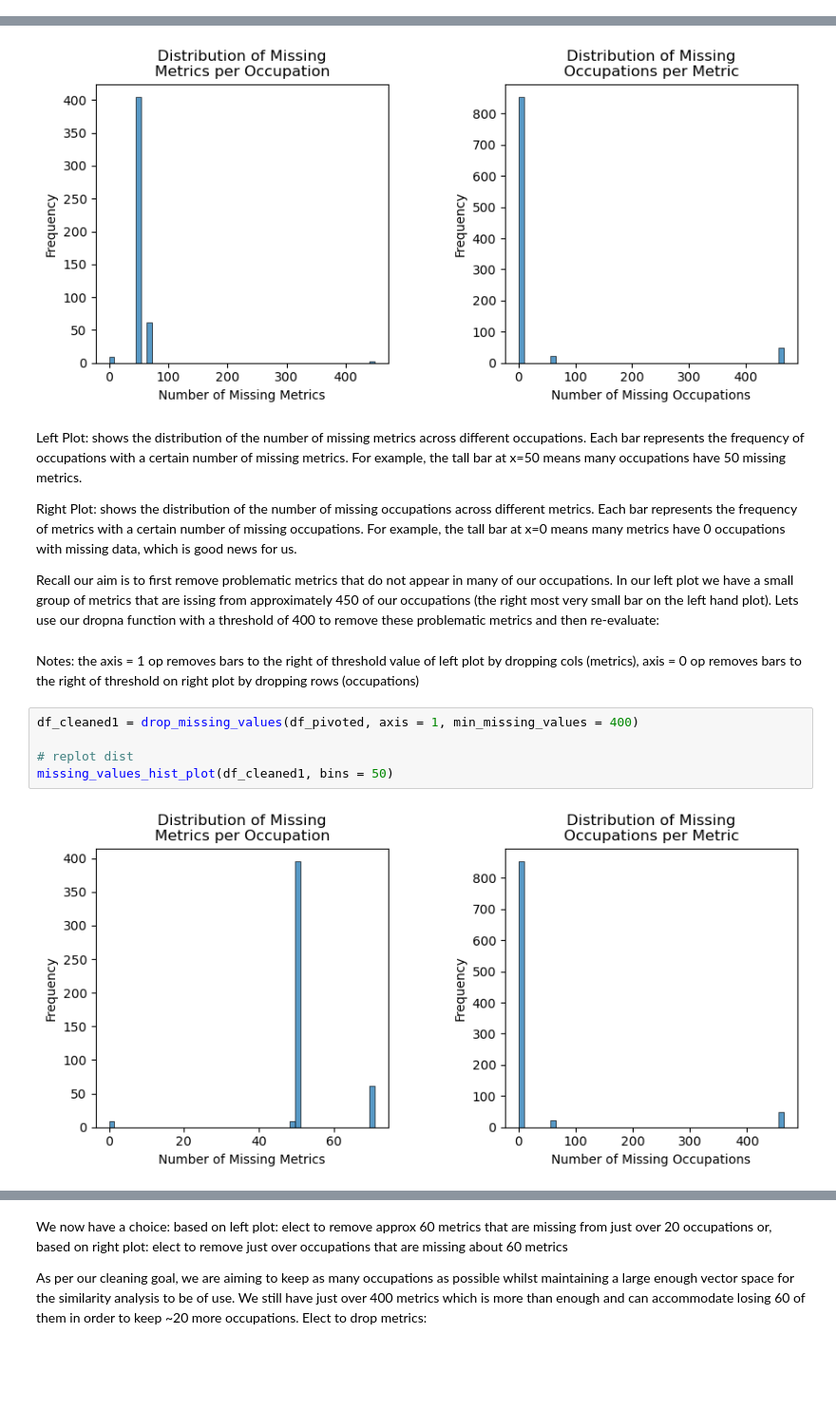
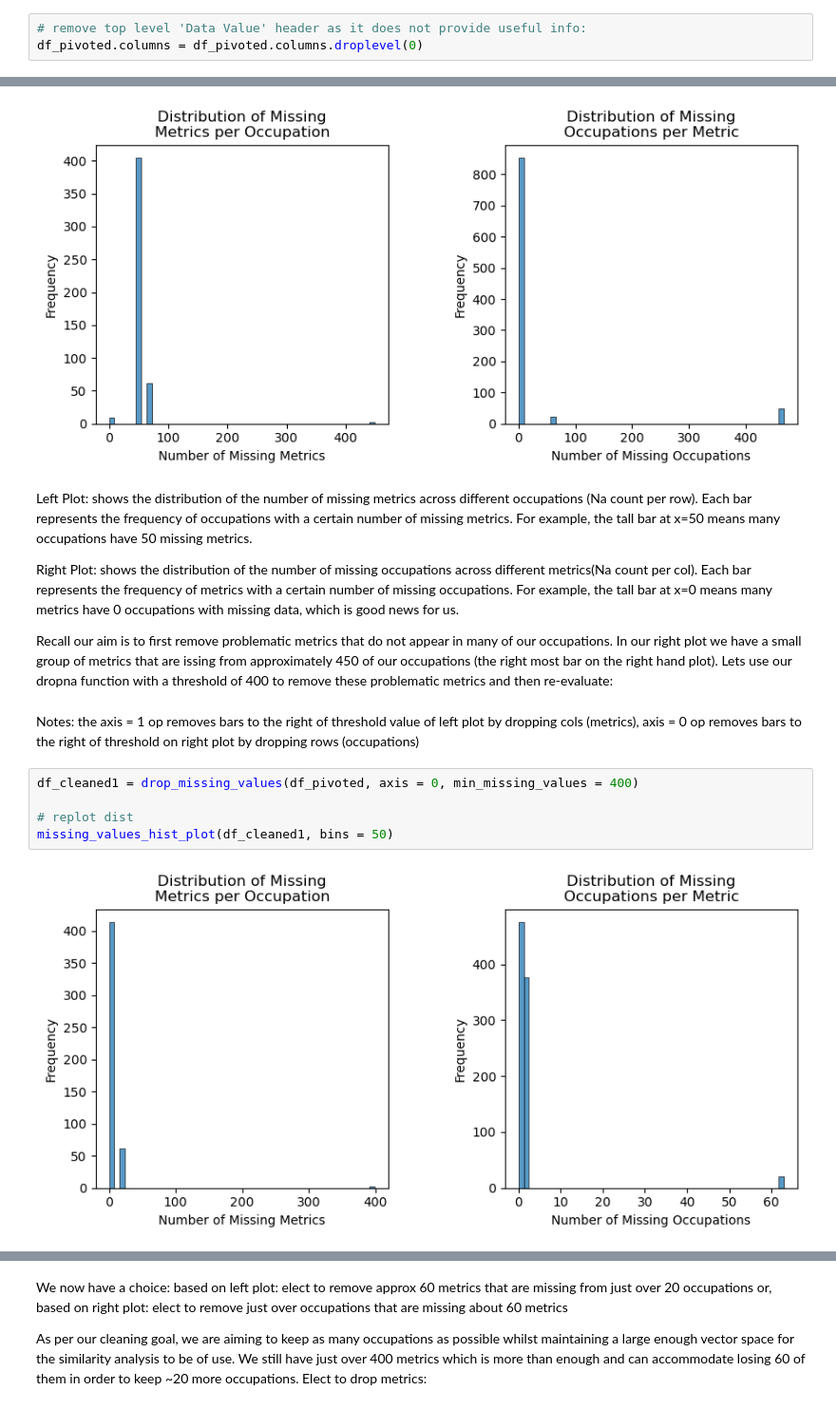
Before and after one commit to jasondetaylor/Occupational_Map_WIP, a Jupyter notebook: Occupational Map.ipynb, the cells around one changed output, grey strips where cells are left out. Shown at 95% size. Saved outputs shown, nothing was run; the diff lists cells and outputs as text; blank space fills up the shorter version.

```diff
--- a/Occupational Map.ipynb
+++ b/Occupational Map.ipynb
@@ -137,6 +139,9 @@ df_pivoted.head()
 | 11-1031.00 | NaN | NaN | NaN | NaN | NaN | NaN | NaN | NaN | NaN | ... |
 | 11-2011.00 | 4.00 | 4.38 | 4.00 | 4.00 | 4.25 | 4.75 | 3.88 | 4.00 | 3.75 | ... |
 5 rows × 476 columns
+# %%
+# remove top level 'Data Value' header as it does not provide useful info:
+df_pivoted.columns = df_pivoted.columns.droplevel(0)
 # %%
 df_pivoted.info()
 # %% [output]
@@ -158,18 +163,18 @@ missing_values_hist_plot(df_pivoted, bins = 50)
 # %% [output]
 [figure]
 # %% [markdown]
-Left Plot: shows the distribution of the number of missing metrics across different occupations. Each bar represents the frequency of occupations with a certain number of missing metrics. For example, the tall bar at x=50 means many occupations have 50 missing metrics.
+Left Plot: shows the distribution of the number of missing metrics across different occupations (Na count per row). Each bar represents the frequency of occupations with a certain number of missing metrics. For example, the tall bar at x=50 means many occupations have 50 missing metrics.
 
-Right Plot: shows the distribution of the number of missing occupations across different metrics. Each bar represents the frequency of metrics with a certain number of missing occupations. For example, the tall bar at x=0 means many metrics have 0 occupations with missing data, which is good news for us.
+Right Plot: shows the distribution of the number of missing occupations across different metrics(Na count per col). Each bar represents the frequency of metrics with a certain number of missing occupations. For example, the tall bar at x=0 means many metrics have 0 occupations with missing data, which is good news for us.
 
-Recall our aim is to first remove problematic metrics that do not appear in many of our occupations. In our left plot we have a small group of metrics that are issing from approximately 450 of our occupations (the right most very small bar on the left hand plot). Lets use our dropna function with a threshold of 400 to remove these problematic metrics and then re-evaluate:
+Recall our aim is to first remove problematic metrics that do not appear in many of our occupations. In our right plot we have a small group of metrics that are issing from approximately 450 of our occupations (the right most  bar on the right hand plot). Lets use our dropna function with a threshold of 400 to remove these problematic metrics and then re-evaluate:
 # %% [markdown]
 Notes: the axis = 1 op removes bars to the right of threshold value of left plot by dropping cols (metrics), axis = 0 op removes bars to the right of threshold on right plot by dropping rows (occupations)
 # %%
-df_cleaned1 = drop_missing_values(df_pivoted, axis = 1, min_missing_values = 400)
+df_cleaned1 = drop_missing_values(df_pivoted, axis = 0, min_missing_values = 400)
 
 # replot dist
 missing_values_hist_plot(df_cleaned1, bins = 50)
 # %% [output]
-[figure, old version]
+[figure, new version]
 # %% [markdown]
```
Also changed, not shown: parts of 14 cells of this notebook.
